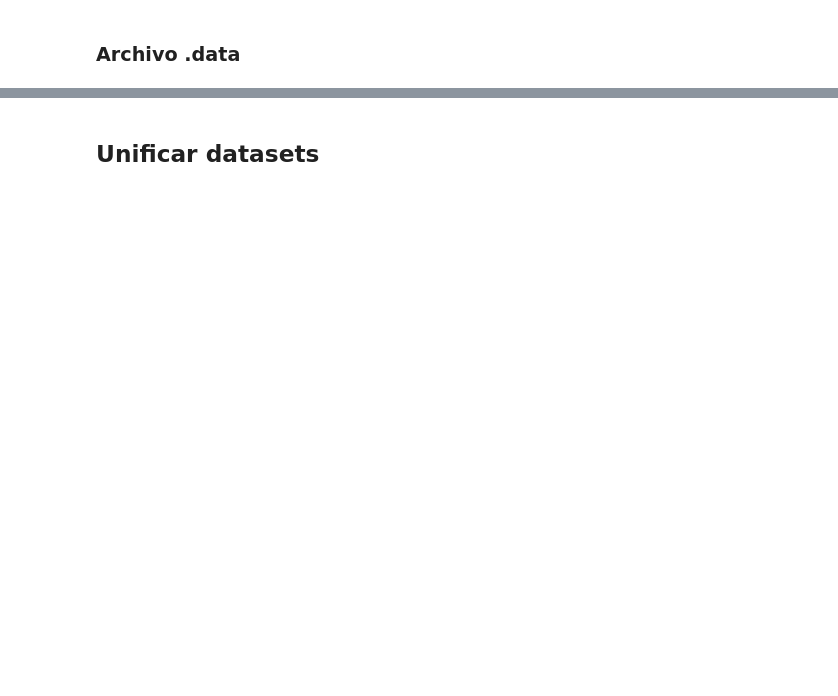
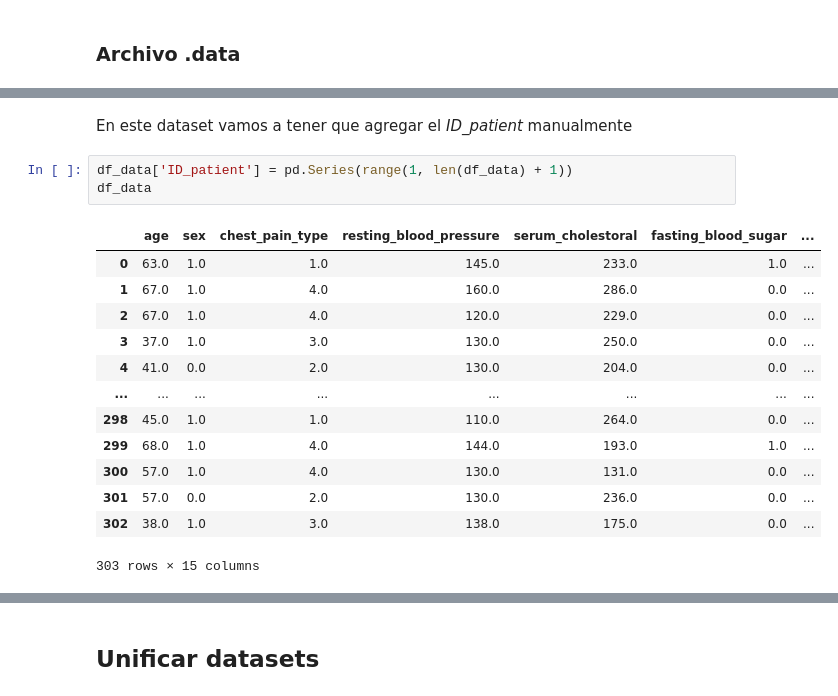
Before and after one commit to LandoDua/analisis-enfermedad-cardiaca, a Jupyter notebook: importar_datos2.ipynb, the cells around one changed output, grey strips where cells are left out. Drawn from its saved outputs; the diff is of its cells as text; blank space fills up the shorter version.

```diff
--- a/importar_datos2.ipynb
+++ b/importar_datos2.ipynb
@@ -170,3 +221,22 @@ df_data
 | 301 | 57.0 | 0.0 | 2.0 | 130.0 | 236.0 | 0.0 | ... |
 | 302 | 38.0 | 1.0 | 3.0 | 138.0 | 175.0 | 0.0 | ... |
 303 rows × 14 columns
+# %% [markdown]
+En este dataset vamos a tener que agregar el *ID_patient* manualmente
+# %%
+df_data['ID_patient'] = pd.Series(range(1, len(df_data) + 1))
+df_data
+# %% [output]
+|  | age | sex | chest_pain_type | resting_blood_pressure | serum_cholestoral | fasting_blood_sugar | ... |
+| 0 | 63.0 | 1.0 | 1.0 | 145.0 | 233.0 | 1.0 | ... |
+| 1 | 67.0 | 1.0 | 4.0 | 160.0 | 286.0 | 0.0 | ... |
+| 2 | 67.0 | 1.0 | 4.0 | 120.0 | 229.0 | 0.0 | ... |
+| 3 | 37.0 | 1.0 | 3.0 | 130.0 | 250.0 | 0.0 | ... |
+| 4 | 41.0 | 0.0 | 2.0 | 130.0 | 204.0 | 0.0 | ... |
+| ... | ... | ... | ... | ... | ... | ... | ... |
+| 298 | 45.0 | 1.0 | 1.0 | 110.0 | 264.0 | 0.0 | ... |
+| 299 | 68.0 | 1.0 | 4.0 | 144.0 | 193.0 | 1.0 | ... |
+| 300 | 57.0 | 1.0 | 4.0 | 130.0 | 131.0 | 0.0 | ... |
+| 301 | 57.0 | 0.0 | 2.0 | 130.0 | 236.0 | 0.0 | ... |
+| 302 | 38.0 | 1.0 | 3.0 | 138.0 | 175.0 | 0.0 | ... |
+303 rows × 15 columns
```
Also changed, not shown: parts of 49 cells of this notebook, 7 other files.
